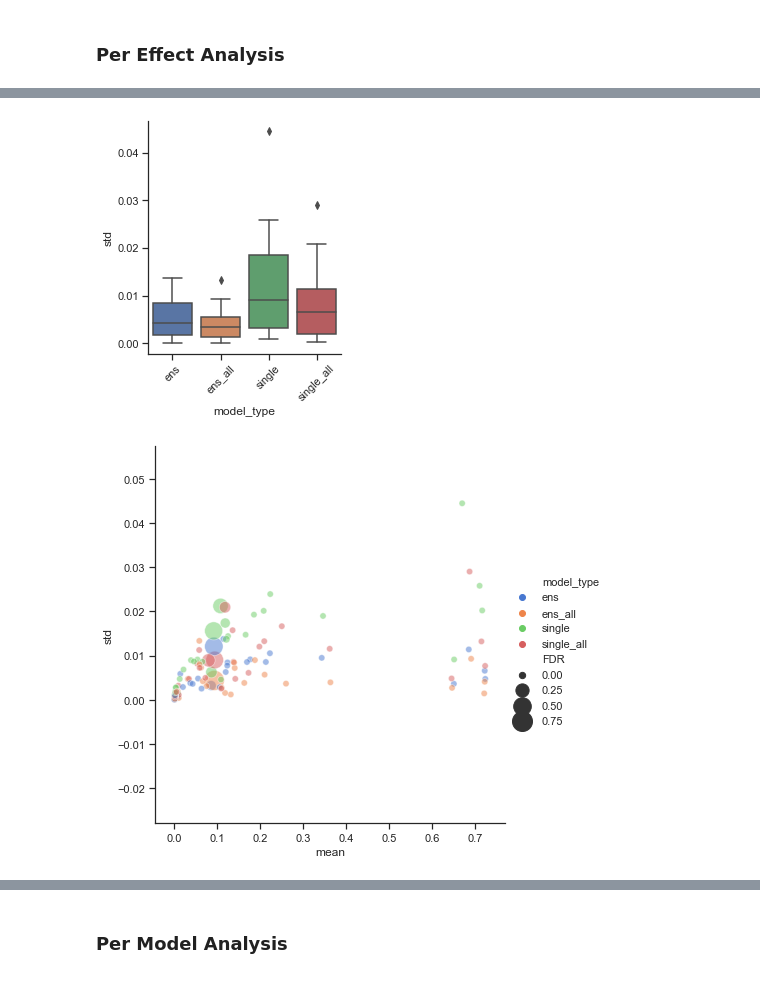
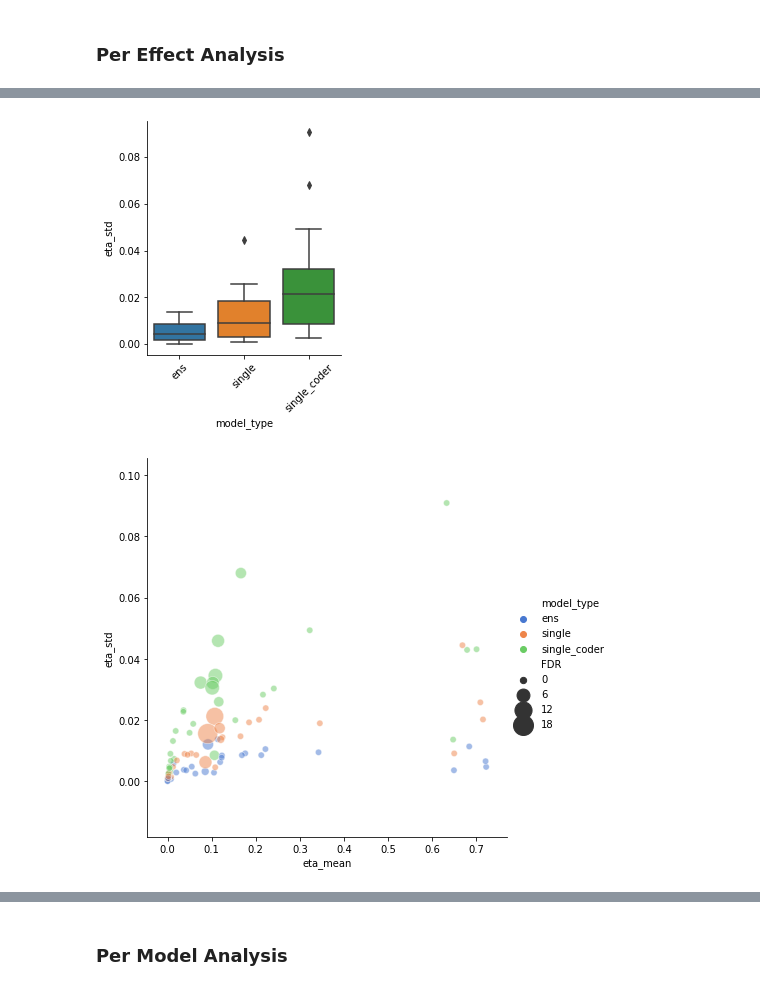
Before and after one commit to matjesg/bioimage_analysis, a Jupyter notebook: stat_eval.ipynb, the cells around one changed output, grey strips where cells are left out. Saved outputs shown, nothing was run; the diff lists cells and outputs as text; code cells hidden in the pictures.

```diff
--- a/stat_eval.ipynb
+++ b/stat_eval.ipynb
@@ -123,3 +96,31 @@ df_long = pd.concat(long_list)
+# %%
+# Filter coders
+df_coder = df[df.ens.isin(CODER)].copy()
+df = df[~df.ens.isin(CODER)]
+#df = df[~df.unet.isin(CODER)]
+df_count = df[df.type=='norm_cfos_per_area']
+df_int = df[df.type=='norm_mean_intensity']
+#sc_cyc6_cFOS_staple_2 and corinna missing
+# df[~(df['unet'].str[:3]=='ens')&(df.f1_score.isna())]
+
+grp_names = df.columns[df.columns.str.contains('eta^2', regex=False)].str[6:]
+# W/O Anova
+grp_names = df.columns[(df.columns.str.contains('eta^2', regex=False))&(~df.columns.str.contains('aov', regex=False))].str[6:]
+grp_names2 = grp_names[1:] if len(grp_names)>1 else grp_names
+grp_names2
+
+#Long Format
+long_list = []
+for grp_name in grp_names2:
+    df_tmp = df.set_index(['unet', 'model_type','subarea','type'])[['eta^2_'+grp_name]+[grp_name]+['c_'+grp_name]+['c0.01_'+grp_name]+['c0.001_'+grp_name]
+                                                                   +['anova_ok','f1_score', 'f1_score_test', 'init', 'ens']]
+    df_tmp.rename(columns={'eta^2_'+grp_name:'eta', grp_name:'vote',
+                          'c_'+grp_name: 'c_value',
+                           'c0.001_'+grp_name: 'c0.001_value',
+                           'c0.01_'+grp_name: 'c0.01_value'}, inplace=True)
+    df_tmp['effect'] = grp_name
+    long_list += [df_tmp]
+df_long = pd.concat(long_list, sort=False).reset_index()
 # %% [markdown]
 ### Anova?
 # %%
@@ -150,6 +156,5 @@ for grp_name in grp_names:
 # %%
-#df_effect = df[df.model_type=='single'].groupby(['subarea', 'type'])[grp_names].agg(lambda x:x.value_counts().idxmax())
-df_effect = df.groupby(['subarea', 'type'])[grp_names2].agg(lambda x:x.value_counts().idxmax())
+df_effect = df_long.groupby(['subarea', 'type', 'effect'])[['vote']].agg(lambda x:x.value_counts().idxmax())
 display(df_effect)
 print((df_effect>0).sum().sum())
 # %% [output]
@@ -180,20 +180,27 @@ df_var = df_tmp.join(df_var).reset_index()
+# %%
+df_var = df_long.join(df_effect, how='left', rsuffix='_ref', on=['subarea', 'type', 'effect'])
+df_var['vote_diff'] = df_var['vote']!=df_var['vote_ref']
+df_var_agg = (df_var.groupby(['subarea','type','model_type', 'effect'])[['vote_diff', 'eta']]
+          .agg({'vote_diff' : ['sum', 'mean'], 'eta' : ['std', 'var', 'mean']}))
+df_var_agg.columns = ['FDR', 'vote_diff_count', 'eta_std', 'eta_var', 'eta_mean']
+df_var_agg.reset_index(inplace=True)
 # %%
-g = sns.catplot(x="model_type", y="std",
+g = sns.catplot(x="model_type", y="eta_std",
                 #hue="effect",
                 #col="subarea",
                 #order=['single_coder', 'ens_coder', 'single', 'ens'],
-                data=df_var, kind="box",
+                data=df_var_agg, kind="box",
                 height=4, aspect=0.9).set_xticklabels(rotation=45);
 # %% [output]
-[figure, old version]
+[figure, new version]
 # %%
-sns.relplot(x="mean", y="std", size="FDR",
+sns.relplot(x="eta_mean", y="eta_std", size="FDR",
             #x="mean", y="FDR",  size="std",
             #x="FDR", y="std",  size="mean",
             hue="model_type",
             #hue_order= ['single_coder', 'ens_coder', 'single', 'ens'],
             sizes=(40, 400),
             alpha=.5, palette="muted",
-            height=6,aspect=1, data=df_var);
+            height=6,aspect=1, data=df_var_agg);
 # %% [output]
-[figure, old version]
+[figure, new version]
```
Also changed, not shown: parts of 62 cells of this notebook.
